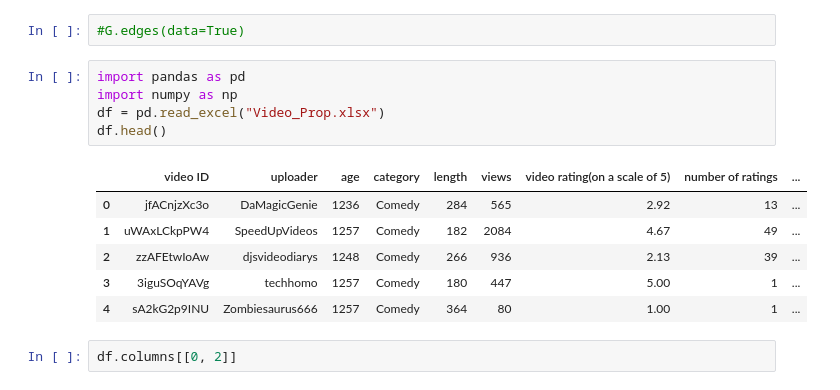
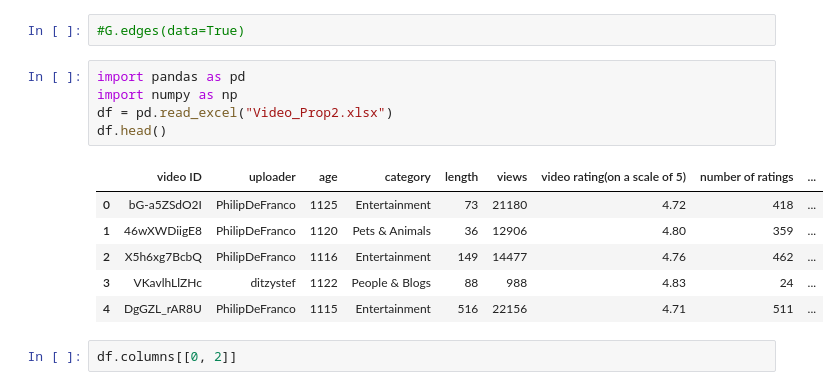
Before and after one commit to SubhankarGhosh/NetworkX, a Jupyter notebook: Paper.ipynb, the cells around one changed output. Cells and saved outputs as stored; diff of their text form.

```diff
--- a/Paper.ipynb
+++ b/Paper.ipynb
@@ -227,15 +227,15 @@ G.edges(data=True)
 # %%
 import pandas as pd
 import numpy as np
-df = pd.read_excel("Video_Prop.xlsx")
+df = pd.read_excel("Video_Prop2.xlsx")
 df.head()
 # %% [output]
 |  | video ID | uploader | age | category | length | views | video rating(on a scale of 5) | number of ratings | ... |
-| 0 | jfACnjzXc3o | DaMagicGenie | 1236 | Comedy | 284 | 565 | 2.92 | 13 | ... |
-| 1 | uWAxLCkpPW4 | SpeedUpVideos | 1257 | Comedy | 182 | 2084 | 4.67 | 49 | ... |
-| 2 | zzAFEtwIoAw | djsvideodiarys | 1248 | Comedy | 266 | 936 | 2.13 | 39 | ... |
-| 3 | 3iguSOqYAVg | techhomo | 1257 | Comedy | 180 | 447 | 5.00 | 1 | ... |
-| 4 | sA2kG2p9INU | Zombiesaurus666 | 1257 | Comedy | 364 | 80 | 1.00 | 1 | ... |
+| 0 | bG-a5ZSdO2I | PhilipDeFranco | 1125 | Entertainment | 73 | 21180 | 4.72 | 418 | ... |
+| 1 | 46wXWDiigE8 | PhilipDeFranco | 1120 | Pets & Animals | 36 | 12906 | 4.80 | 359 | ... |
+| 2 | X5h6xg7BcbQ | PhilipDeFranco | 1116 | Entertainment | 149 | 14477 | 4.76 | 462 | ... |
+| 3 | VKavlhLlZHc | ditzystef | 1122 | People & Blogs | 88 | 988 | 4.83 | 24 | ... |
+| 4 | DgGZL_rAR8U | PhilipDeFranco | 1115 | Entertainment | 516 | 22156 | 4.71 | 511 | ... |
 # %%
 df.columns[[0, 2]]
 # %% [output]
```
Also changed, not shown: parts of 45 cells of this notebook, 1 other file.
